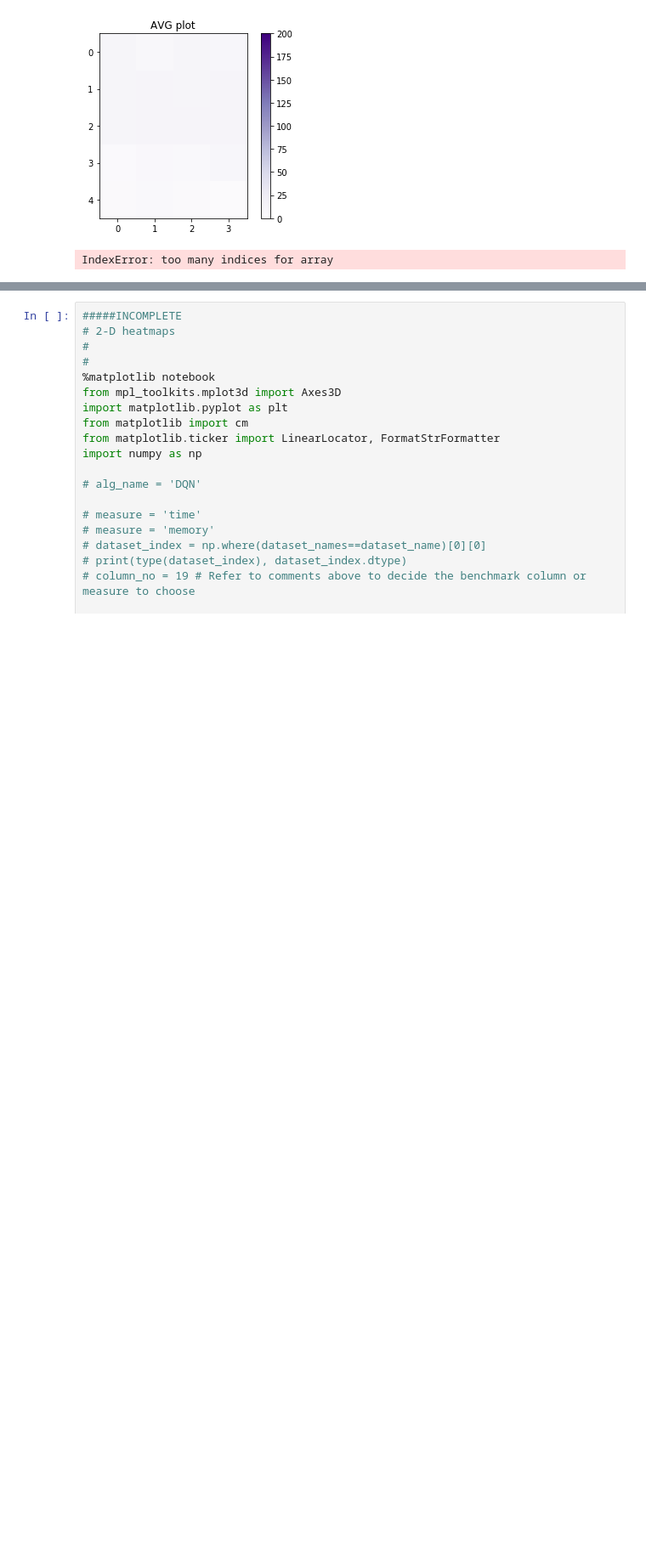
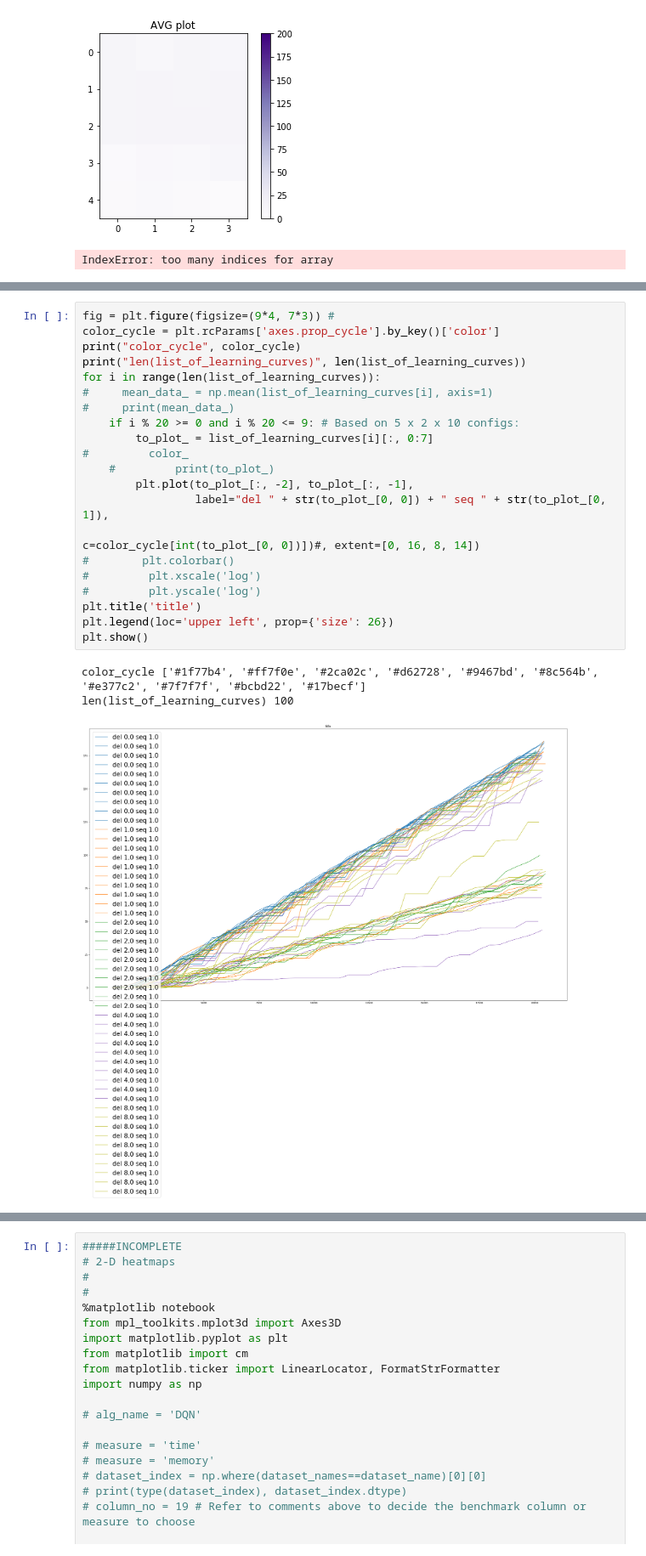
Before and after one commit to automl/mdp-playground, a Jupyter notebook: run_experiments.ipynb, the cells around one changed output, grey strips where cells are left out. Shown at 85% size. Drawn from its saved outputs; the diff is of its cells as text; blank space fills up the shorter version.

```diff
--- a/run_experiments.ipynb
+++ b/run_experiments.ipynb
@@ -732,3 +724,28 @@ for i in range(len(state_space_sizes)):
+# %%
+fig = plt.figure(figsize=(9*4, 7*3)) #
+color_cycle = plt.rcParams['axes.prop_cycle'].by_key()['color']
+print("color_cycle", color_cycle)
+print("len(list_of_learning_curves)", len(list_of_learning_curves))
+for i in range(len(list_of_learning_curves)):
+#     mean_data_ = np.mean(list_of_learning_curves[i], axis=1)
+#     print(mean_data_)
+    if i % 20 >= 0 and i % 20 <= 9: # Based on 5 x 2 x 10 configs:
+        to_plot_ = list_of_learning_curves[i][:, 0:7]
+#         color_
+    #         print(to_plot_)
+        plt.plot(to_plot_[:, -2], to_plot_[:, -1],
+                 label="del " + str(to_plot_[0, 0]) + " seq " + str(to_plot_[0, 1]),
+                                                                   c=color_cycle[int(to_plot_[0, 0])])#, extent=[0, 16, 8, 14])
+#        plt.colorbar()
+#         plt.xscale('log')
+#         plt.yscale('log')
+plt.title('title')
+plt.legend(loc='upper left', prop={'size': 26})
+plt.show()
+# %% [output]
+color_cycle ['#1f77b4', '#ff7f0e', '#2ca02c', '#d62728', '#9467bd', '#8c564b', '#e377c2', '#7f7f7f', '#bcbd22', '#17becf']
+len(list_of_learning_curves) 100
+[figure, added]
 # %%
 for i in range(len(state_space_sizes)):
     for j in range(len(action_space_sizes)):
```
Also changed, not shown: parts of 4 cells of this notebook, 1 other file.
